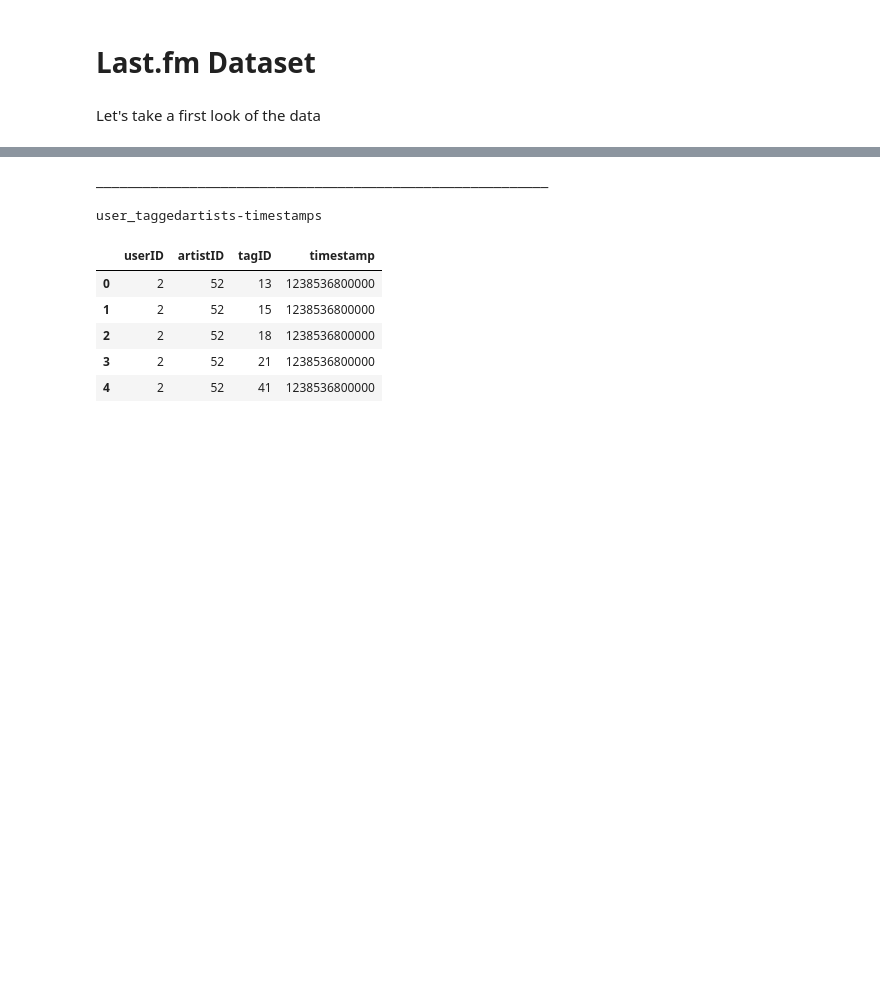
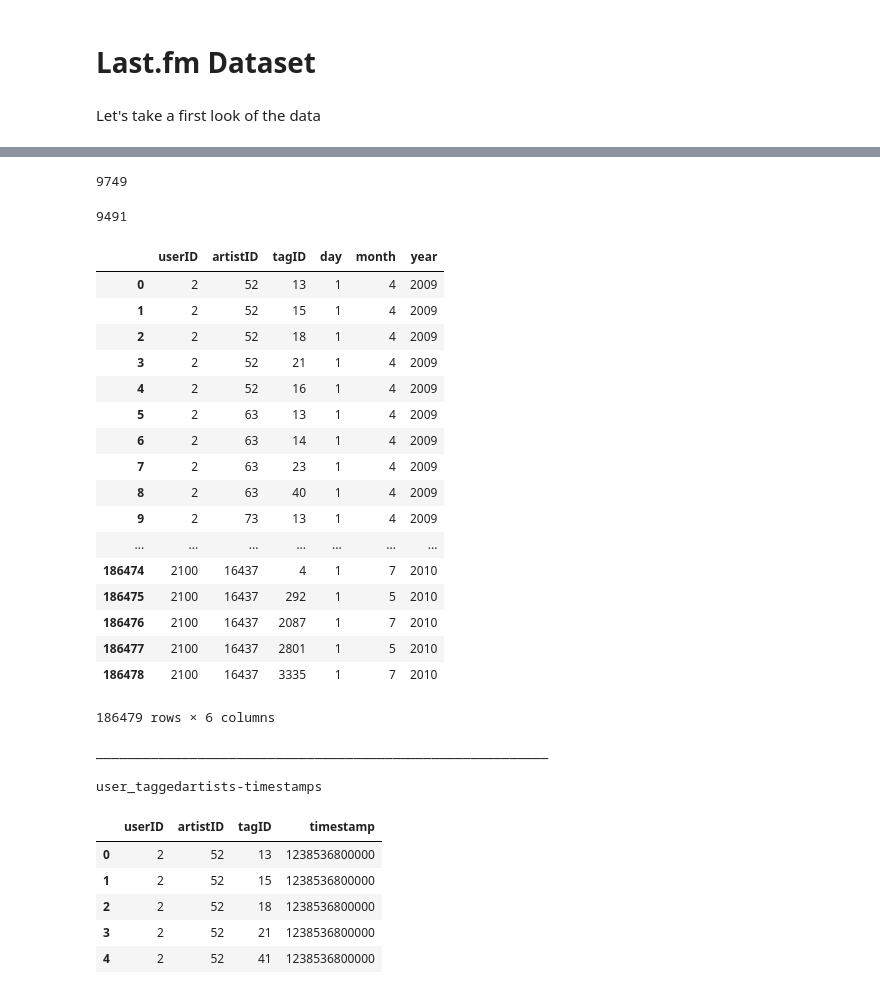
Before and after one commit to cmirallesp/music_recommender, a Jupyter notebook: notebooks/Data Exploration.ipynb, the cells around one changed output, grey strips where cells are left out. Saved outputs shown, nothing was run; the diff lists cells and outputs as text; code cells hidden in the pictures; blank space fills up the shorter version.

Commit message:
Added preprocessing tasks

```diff
--- a/notebooks/Data Exploration.ipynb
+++ b/notebooks/Data Exploration.ipynb
@@ -16,0 +32,3 @@ tables = {
+# %%
+tables['tags']['tagValue'] = tables['tags']['tagValue'].map(lambda x: tagPreprocessing(x))
+tables['tags'].head()
@@ -16,0 +42,5 @@ tables = {
+# %%
+dictionarytagIDs = {}
+for tagValueIDs in tables['tags'].groupby(['tagValue']).groups.values():
+    for tagID in tagValueIDs:
+        dictionarytagIDs[tagID]=tagValueIDs[0]
@@ -17,3 +76,40 @@ tables = {
+# %%
+len(set(tables['user_taggedartists']['tagID']))
+# %% [output]
+9749
+# %%
+def applyDictionaryTagIDs(tagID, dictionarytagIDs):
+    try:
+        return dictionarytagIDs[tagID]
+    except:
+        return tagID
+# %%
+tables['user_taggedartists']['tagID'] = tables['user_taggedartists']['tagID'].apply(lambda x: applyDictionaryTagIDs(x, dictionarytagIDs))
+# %%
+len(set(tables['user_taggedartists']['tagID']))
+# %% [output]
+9491
+# %%
+tables['user_taggedartists']
+# %% [output]
+|  | userID | artistID | tagID | day | month | year |
+| 0 | 2 | 52 | 13 | 1 | 4 | 2009 |
+| 1 | 2 | 52 | 15 | 1 | 4 | 2009 |
+| 2 | 2 | 52 | 18 | 1 | 4 | 2009 |
+| 3 | 2 | 52 | 21 | 1 | 4 | 2009 |
+| 4 | 2 | 52 | 16 | 1 | 4 | 2009 |
+| 5 | 2 | 63 | 13 | 1 | 4 | 2009 |
+| 6 | 2 | 63 | 14 | 1 | 4 | 2009 |
+| 7 | 2 | 63 | 23 | 1 | 4 | 2009 |
+| 8 | 2 | 63 | 40 | 1 | 4 | 2009 |
+| 9 | 2 | 73 | 13 | 1 | 4 | 2009 |
+| ... | ... | ... | ... | ... | ... | ... |
+| 186474 | 2100 | 16437 | 4 | 1 | 7 | 2010 |
+| 186475 | 2100 | 16437 | 292 | 1 | 5 | 2010 |
+| 186476 | 2100 | 16437 | 2087 | 1 | 7 | 2010 |
+| 186477 | 2100 | 16437 | 2801 | 1 | 5 | 2010 |
+| 186478 | 2100 | 16437 | 3335 | 1 | 7 | 2010 |
+186479 rows × 6 columns
 # %%
 print '\n__________________________________________________________\n'
 for tableName in tables.keys():
```
Also changed, not shown: parts of 18 cells of this notebook, 8 other files.
